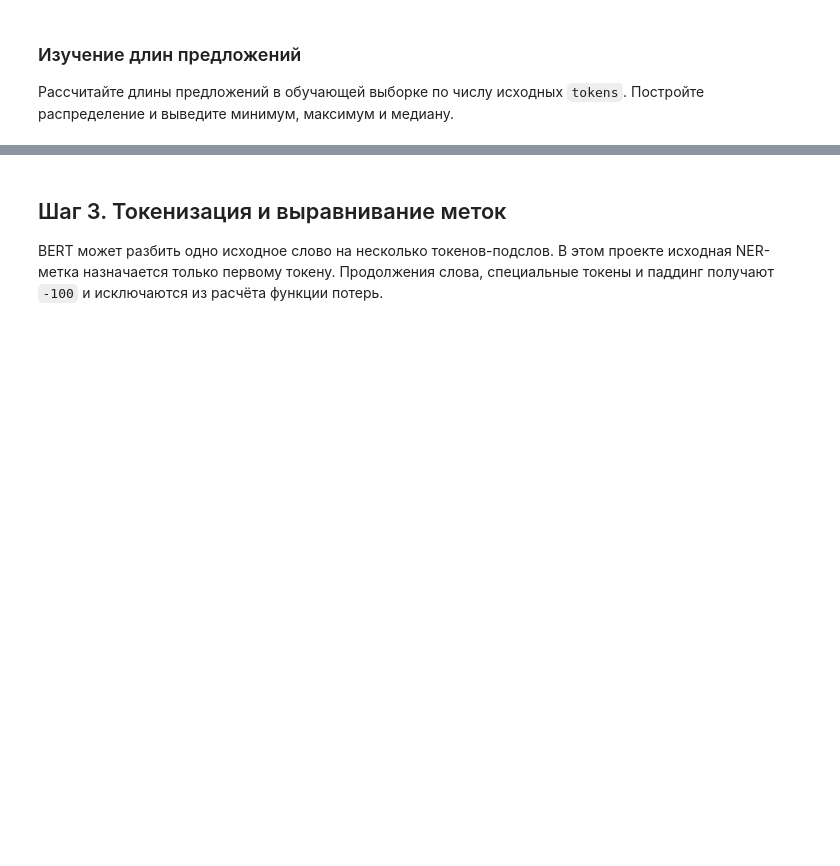
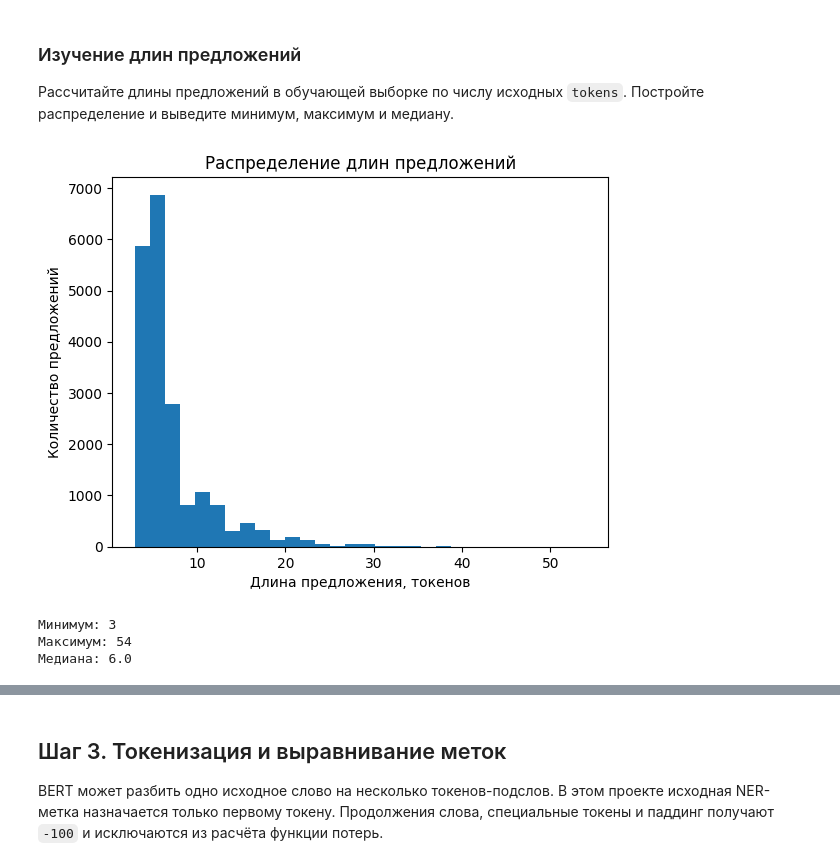
Before and after one commit to shocknik/ner-project, a Jupyter notebook: project_s27_eda.ipynb, the cells around one changed output, grey strips where cells are left out. Saved outputs shown, nothing was run; the diff lists cells and outputs as text; code cells hidden in the pictures; blank space fills up the shorter version.

```diff
--- a/project_s27_eda.ipynb
+++ b/project_s27_eda.ipynb
@@ -151,9 +210,27 @@ def visualize_ner(example, label_list):
 Постройте распределение и выведите минимум, максимум и медиану.
 # %%
 # TODO: рассчитайте длины предложений и постройте гистограмму
-# sentence_lengths = ...
+sentence_lengths = [
+    len(examples["tokens"])
+    for examples in raw_datasets["train"]
+]
+
+plt.hist(sentence_lengths, bins=30)
+plt.xlabel("Длина предложения, токенов")
+plt.ylabel("Количество предложений")
+plt.title("Распределение длин предложений")
+plt.show()
 
 # TODO: выведите минимум, максимум и медиану
+
+print("Минимум:", min(sentence_lengths))
+print("Максимум:", max(sentence_lengths))
+print("Медиана:", np.median(sentence_lengths))
+# %% [output]
+[figure, added]
+Минимум: 3
+Максимум: 54
+Медиана: 6.0
 # %% [markdown]
 ### Выводы
 
```
Also changed, not shown: parts of 7 cells of this notebook, 2 other files.
